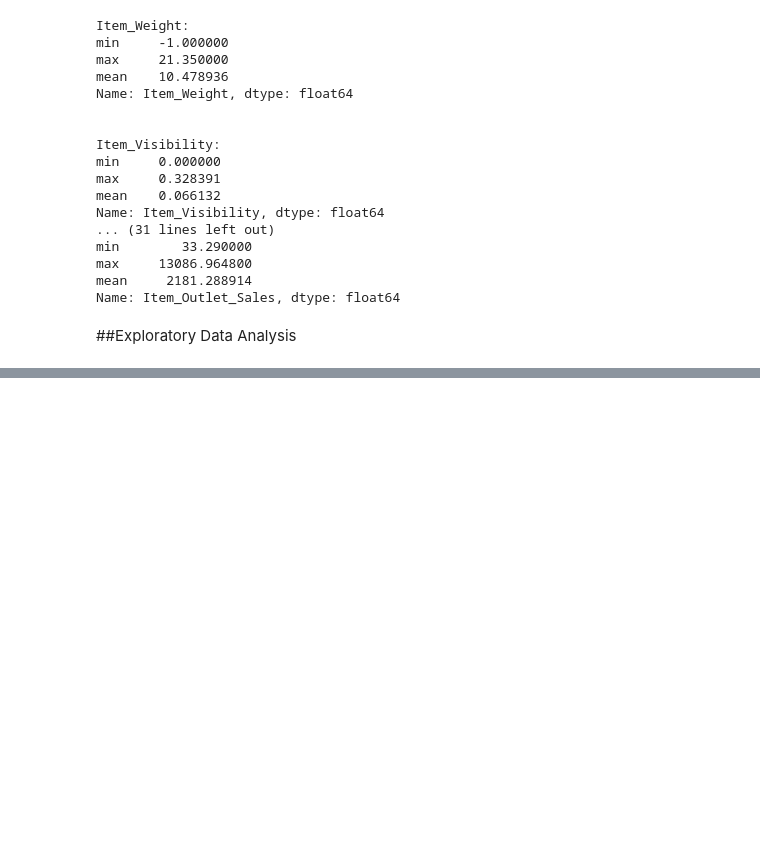
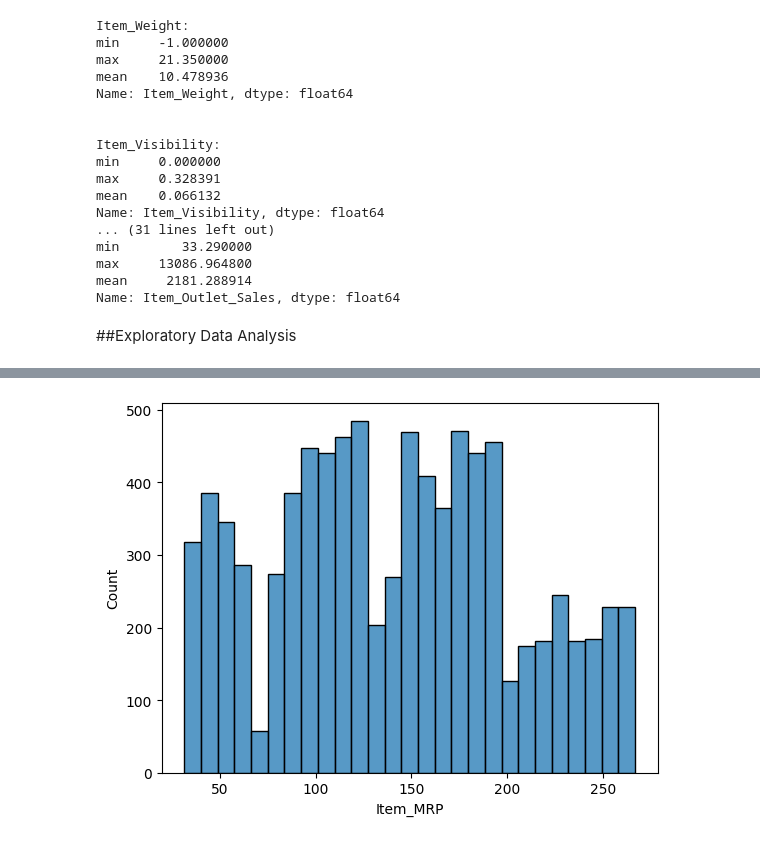
Before and after one commit to FiyonaK/Prediction-of-Product-Sales, a Jupyter notebook: Project_1_Part_3_(Core).ipynb, the cells around one changed output, grey strips where cells are left out. Cells and saved outputs as stored; diff of their text form; code cells hidden in the pictures; blank space fills up the shorter version.

```diff
--- a/Project_1_Part_3_(Core).ipynb
+++ b/Project_1_Part_3_(Core).ipynb
@@ -289,0 +321,4 @@ Name: Item_Outlet_Sales, dtype: float64
+# %%
+ax = sns.histplot(data=df_sales, x='Item_MRP')
+# %% [output]
+[figure, added]
```
Also changed, not shown: parts of 20 cells of this notebook.
